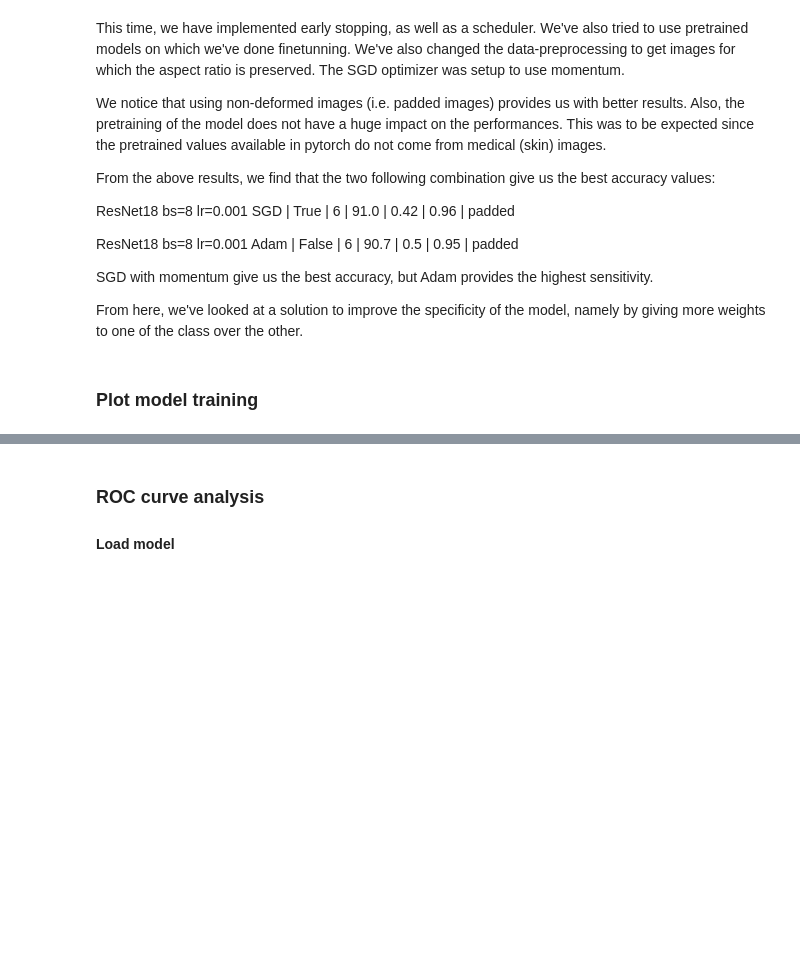
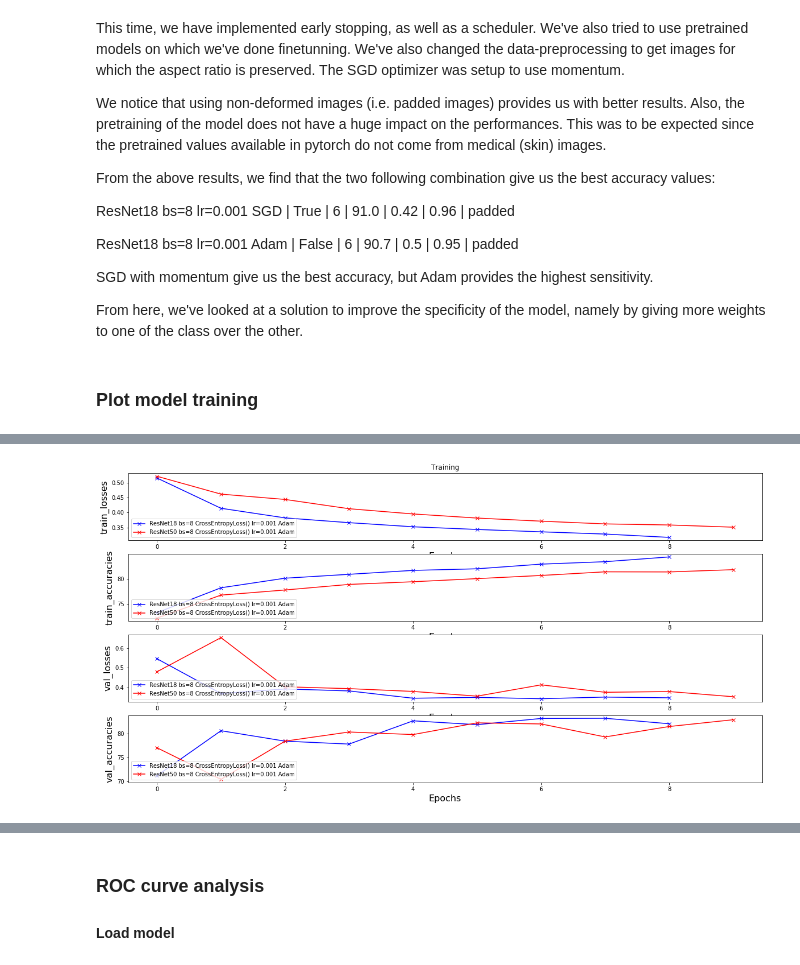
Before and after one commit to svapili/FS2019_ATML_Group2, a Jupyter notebook: scripts/FS2019_ATML_group2.ipynb, the cells around one changed output, grey strips where cells are left out. Drawn from its saved outputs; the diff is of its cells as text; code cells hidden in the pictures; blank space fills up the shorter version.

Commit message:
plot learning curves in subplots

```diff
--- a/scripts/FS2019_ATML_group2.ipynb
+++ b/scripts/FS2019_ATML_group2.ipynb
@@ -462,0 +500,5 @@ From here, we've looked at a solution to improve the specificity of the model, n
+# %%
+files = glob.glob(results_dir + "/_*.csv", recursive=True)
+files.sort()
+for i in files:
+    print(i)
@@ -463,9 +516,13 @@ From here, we've looked at a solution to improve the specificity of the model, n
 # %%
 files_plot = []
-files_plot.append(files_[4])
-files_plot.append(files_[6])
+# Load curve to plot
+files_plot.append(files[5])
+files_plot.append(files[8])
 
 curve_properties = ['xb-','xr-']
+
+%pylab inline
+pylab.rcParams['figure.figsize'] = (20, 10)
 
 idx = 0
 for f in files_plot:
@@ -477,37 +534,55 @@ for f in files_plot:
     lr = parameters[4]
     optimizer = parameters[5]
     epochs_s = parameters[6]
-    if lr == "lr=0.001" and batch_size=="bs=8":
-        with open(f) as csv_file:
-            csv_reader = csv.reader(csv_file, delimiter=',')
-            list_training = []
-            for row in csv_reader:
-                list_training.append(row)
-            train_losses = list_training[0]
-            train_accuracies = list_training[1]
-            val_losses = list_training[2]
-            val_accuracies = list_training[3]
+    with open(f) as csv_file:
+        csv_reader = csv.reader(csv_file, delimiter=',')
+        list_training = []
+        for row in csv_reader:
+            list_training.append(row)
+        train_losses = list_training[0]
+        train_accuracies = list_training[1]
+        val_losses = list_training[2]
+        val_accuracies = list_training[3]
 
-            time = list_training[4]
+        time = list_training[4]
 
-            TP = int(list_training[5][-1])
-            TN = int(list_training[6][-1])
-            FP = int(list_training[7][-1])
-            FN = int(list_training[8][-1])
+        TP = int(list_training[5][-1])
+        TN = int(list_training[6][-1])
+        FP = int(list_training[7][-1])
+        FN = int(list_training[8][-1])
 
-            specificity = TP/(TP+FN)
-            sensitivity = TN/(TN+FP)
+        specificity = TP/(TP+FN)
+        sensitivity = TN/(TN+FP)
 
-            epochs = list(range(1,len(val_accuracies)))
 
-        #val_losses = (list(np.float_(val_losses[1:])))
-        val_accuracies = (list(np.float_(val_accuracies[1:])))
-        print(val_losses)
-        epochs = range(0,len(val_losses[1:]))
-        #plt.plot(val_losses,'xb-',label = "Res-NET 50")
-        plt.plot(val_accuracies,curve_properties[idx],label = netname+batch_size+' '+loss_fn+' '+lr+' '+optimizer)
-        plt.legend(loc=4)
+        train_losses_list = (list(np.float_(train_losses[1:])))
+        plt.subplot(4, 1, 1)
+        plt.plot(train_losses_list,curve_properties[idx],label = netname+batch_size+' '+loss_fn+' '+lr+' '+optimizer)
+        plt.legend(loc=3)
         plt.title('Training')
         plt.xlabel('Epochs', fontsize=16)
-        plt.ylabel('Val Losses', fontsize=16)
+        plt.ylabel('train_losses', fontsize=16)
+
+        train_accuracies_list = (list(np.float_(train_accuracies[1:])))
+        plt.subplot(4, 1, 2)
+        plt.plot(train_accuracies_list,curve_properties[idx],label = netname+batch_size+' '+loss_fn+' '+lr+' '+optimizer)
+        plt.legend(loc=3)
+        plt.xlabel('Epochs', fontsize=16)
+        plt.ylabel('train_accuracies', fontsize=16)
+
+        val_losses_list = (list(np.float_(val_losses[1:])))
+        plt.subplot(4, 1, 3)
+        plt.plot(val_losses_list,curve_properties[idx],label = netname+batch_size+' '+loss_fn+' '+lr+' '+optimizer)
+        plt.legend(loc=3)
+        plt.xlabel('Epochs', fontsize=16)
+        plt.ylabel('val_losses', fontsize=16)
+
+        val_accuracies_list = (list(np.float_(val_accuracies[1:])))
+        plt.subplot(4, 1, 4)
+        plt.plot(val_accuracies_list,curve_properties[idx],label = netname+batch_size+' '+loss_fn+' '+lr+' '+optimizer)
+        plt.legend(loc=3)
+        plt.xlabel('Epochs', fontsize=16)
+        plt.ylabel('val_accuracies', fontsize=16)
+
         idx=+1
+# %% [output]
@@ -513,0 +590 @@ for f in files_plot:
+[figure, added]
```
Also changed, not shown: parts of 28 cells of this notebook, 1 other file.
